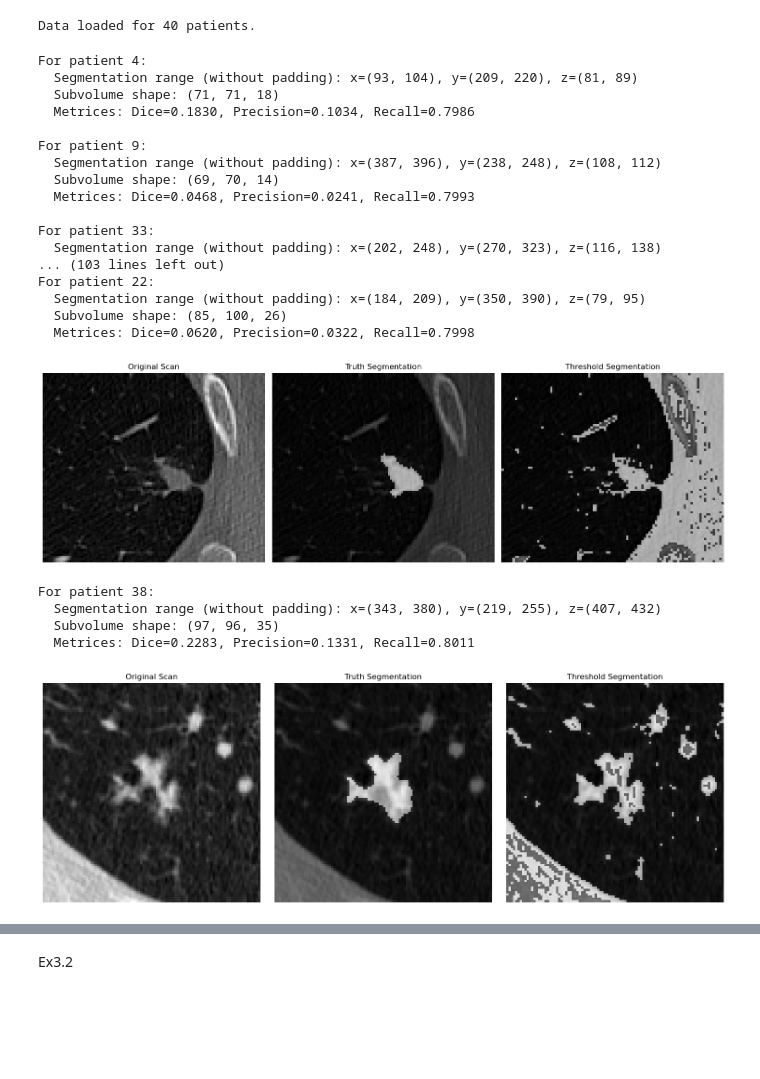
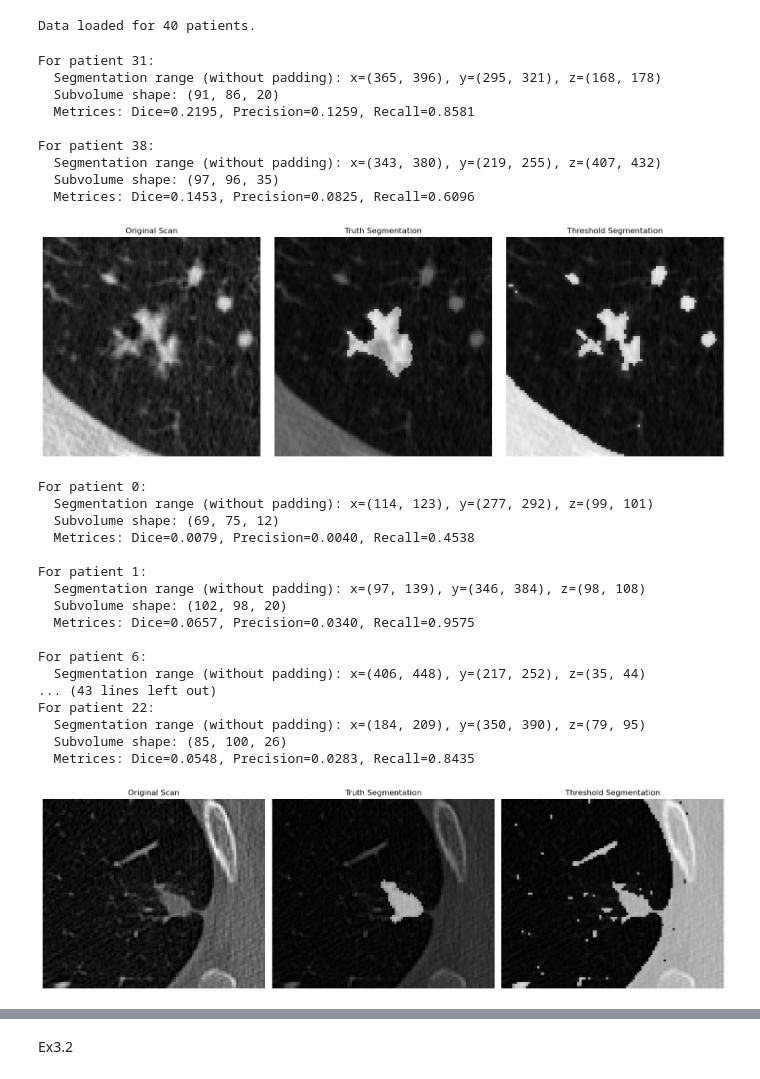
Before and after one commit to Keying-sky/a2_cw, a Jupyter notebook: main/run_module3.ipynb, the cells around one changed output, grey strips where cells are left out. Drawn from its saved outputs; the diff is of its cells as text; code cells hidden in the pictures; blank space fills up the shorter version.

```diff
--- a/main/run_module3.ipynb
+++ b/main/run_module3.ipynb
@@ -18,7 +18,7 @@ print(f"Data loaded for {len(scans)} patients.")
 Data loaded for 40 patients.
 # %%
 import numpy as np
-from a2cw import seg_range, subvolume, segment, evaluate, visualise, otsu_segment
+from a2cw import seg_range, subvolume, evaluate, visualise, adapt_thd_segm
 
 results = {}
 
@@ -26,64 +26,71 @@ for id in scans.keys():
     print(f"\nFor patient {id}:")
 
     # find the segmentation range
-    range = seg_range(masks[id])
+    s_range = seg_range(masks[id])
 
-    print(f"  Segmentation range (without padding): x={range['x']}, y={range['y']}, z={range['z']}")
+    print(f"  Segmentation range (without padding): x={s_range['x']}, y={s_range['y']}, z={s_range['z']}")
 
     # create subvolume
-    subv = subvolume(scans[id], range)
-    subv_mask = subvolume(masks[id], range)
+    subv = subvolume(scans[id], s_range)
+    subv_mask = subvolume(masks[id], s_range)
 
     print(f"  Subvolume shape: {subv.shape}")
 
-    # threshold segmentation
-    segmentation = segment(subv, subv_mask)
-    #segmentation = otsu_segment(subv)
+    scale = 0.31  # adaptive boundary width scale
+    boundary = [int(subv.shape[0] * scale), int(subv.shape[1] * scale), int(subv.shape[2] * scale)]
+
+    # threshold segmentation comparison
+    segmentation = adapt_thd_segm(subv, mask=None, margin_factor=0.01, boundary=boundary)  # OTSU
+    #segmentation = adapt_thd_segm(subv, subv_mask, margin_factor=0.01, boundary=boundary) # refined th segmentation
 
     # evaluate result
     metrics = evaluate(segmentation, subv_mask)
 
     print(f"  Metrices: Dice={metrics['dice']:.4f}, Precision={metrics['precision']:.4f}, Recall={metrics['recall']:.4f}")
 
     results[id] = {
         'subvolume': subv,
         'truth': subv_mask,
         'segmentation': segmentation,
         'metrics': metrics
     }
 
-    # visualise first patient
-    #if len(results) == 1:
-    if id == '22' or id == '38':
+    # visualise a few patients
+    if id == '22' or id == '38' or id == '25':
         visualise(subv, subv_mask, segmentation)
 
 # analysis all results
 dice_scores = [results[pid]['metrics']['dice'] for pid in results]
 mean_dice = np.mean(dice_scores)
 std_dice = np.std(dice_scores)
 
-print(f"\nMean value of Dice: {mean_dice:.4f} ± {std_dice:.4f}")
+print(f"\nAverage Dice Score: {mean_dice:.4f} ± {std_dice:.4f}")
 # %% [output]
-For patient 4:
-  Segmentation range (without padding): x=(93, 104), y=(209, 220), z=(81, 89)
-  Subvolume shape: (71, 71, 18)
-  Metrices: Dice=0.1830, Precision=0.1034, Recall=0.7986
+For patient 31:
+  Segmentation range (without padding): x=(365, 396), y=(295, 321), z=(168, 178)
+  Subvolume shape: (91, 86, 20)
+  Metrices: Dice=0.2195, Precision=0.1259, Recall=0.8581
 
-For patient 9:
-  Segmentation range (without padding): x=(387, 396), y=(238, 248), z=(108, 112)
-  Subvolume shape: (69, 70, 14)
-  Metrices: Dice=0.0468, Precision=0.0241, Recall=0.7993
-
-For patient 33:
-  Segmentation range (without padding): x=(202, 248), y=(270, 323), z=(116, 138)
-... (103 lines left out)
-For patient 22:
-  Segmentation range (without padding): x=(184, 209), y=(350, 390), z=(79, 95)
-  Subvolume shape: (85, 100, 26)
-  Metrices: Dice=0.0620, Precision=0.0322, Recall=0.7998
+For patient 38:
+  Segmentation range (without padding): x=(343, 380), y=(219, 255), z=(407, 432)
+  Subvolume shape: (97, 96, 35)
+  Metrices: Dice=0.1453, Precision=0.0825, Recall=0.6096
-[figure, old version]
+[figure, new version]
-For patient 38:
-  Segmentation range (without padding): x=(343, 380), y=(219, 255), z=(407, 432)
-  Subvolume shape: (97, 96, 35)
-  Metrices: Dice=0.2283, Precision=0.1331, Recall=0.8011
+For patient 0:
+  Segmentation range (without padding): x=(114, 123), y=(277, 292), z=(99, 101)
+  Subvolume shape: (69, 75, 12)
+  Metrices: Dice=0.0079, Precision=0.0040, Recall=0.4538
+
+For patient 1:
+  Segmentation range (without padding): x=(97, 139), y=(346, 384), z=(98, 108)
+  Subvolume shape: (102, 98, 20)
+  Metrices: Dice=0.0657, Precision=0.0340, Recall=0.9575
+
+For patient 6:
+  Segmentation range (without padding): x=(406, 448), y=(217, 252), z=(35, 44)
+... (43 lines left out)
+For patient 22:
+  Segmentation range (without padding): x=(184, 209), y=(350, 390), z=(79, 95)
+  Subvolume shape: (85, 100, 26)
+  Metrices: Dice=0.0548, Precision=0.0283, Recall=0.8435
-[figure, old version]
+[figure, new version]
```
Also changed, not shown: parts of 2 cells of this notebook, 6 other files.
